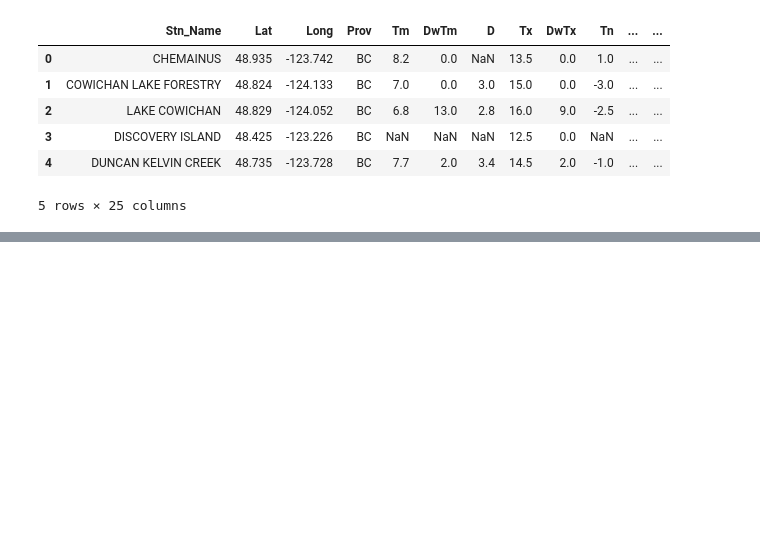
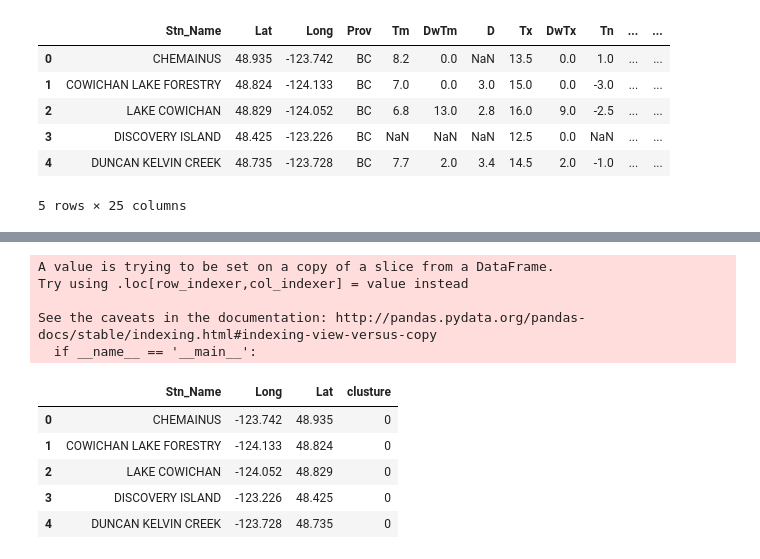
Before and after one commit to Thisun1997/DBSCAN, a Jupyter notebook: DBSCAN.ipynb, the cells around one changed output, grey strips where cells are left out. Cells and saved outputs as stored; diff of their text form; code cells hidden in the pictures; blank space fills up the shorter version.

```diff
--- a/DBSCAN.ipynb
+++ b/DBSCAN.ipynb
@@ -31,0 +88,15 @@ pdf.head(5)
+# %%
+new_df['clusture'] = labels
+new_df.head()
+# %% [output]
+A value is trying to be set on a copy of a slice from a DataFrame.
+Try using .loc[row_indexer,col_indexer] = value instead
+
+See the caveats in the documentation: http://pandas.pydata.org/pandas-docs/stable/indexing.html#indexing-view-versus-copy
+  if __name__ == '__main__':
+|  | Stn_Name | Long | Lat | clusture |
+| 0 | CHEMAINUS | -123.742 | 48.935 | 0 |
+| 1 | COWICHAN LAKE FORESTRY | -124.133 | 48.824 | 0 |
+| 2 | LAKE COWICHAN | -124.052 | 48.829 | 0 |
+| 3 | DISCOVERY ISLAND | -123.226 | 48.425 | 0 |
+| 4 | DUNCAN KELVIN CREEK | -123.728 | 48.735 | 0 |
```
Also changed, not shown: parts of 15 cells of this notebook.
